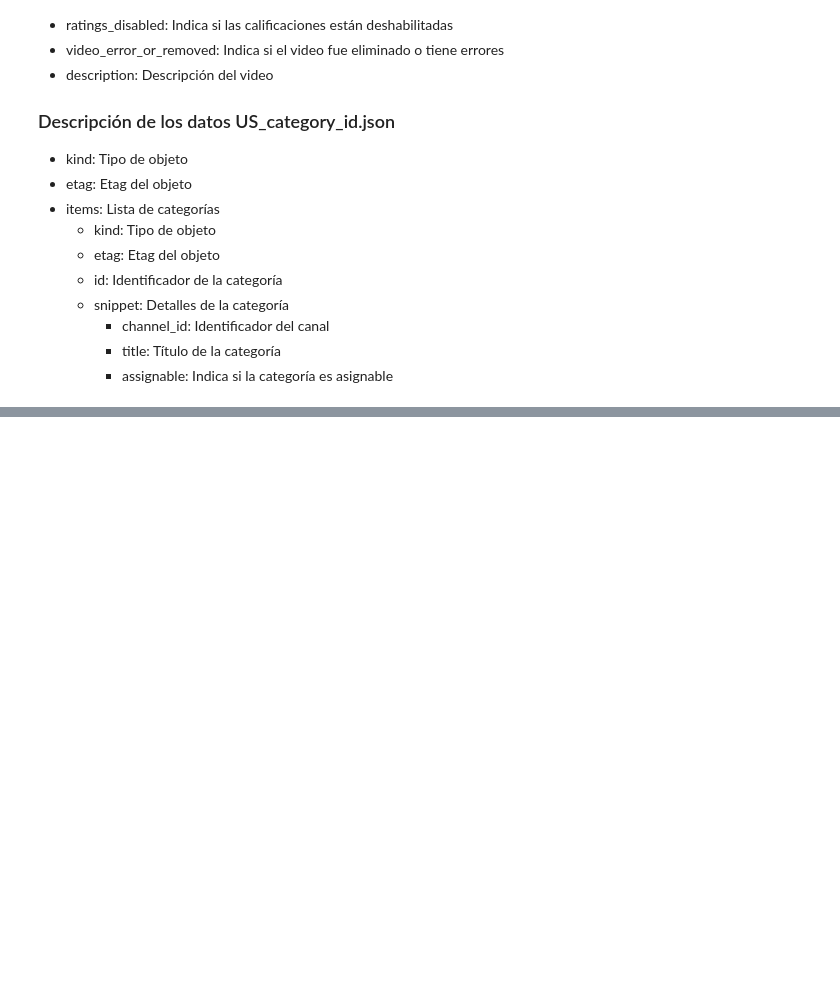
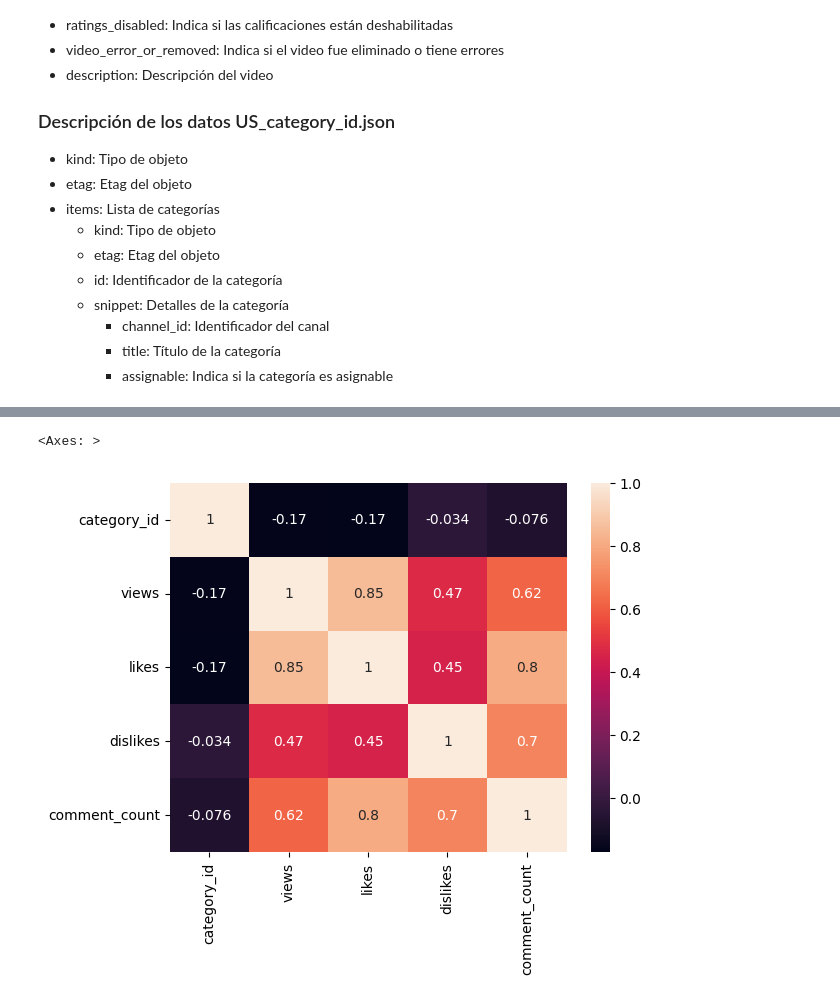
Before and after one commit to andres345gm/Skandia-prueba-tecnica, a Jupyter notebook: youtube_data_analysis.ipynb, the cells around one changed output, grey strips where cells are left out. Drawn from its saved outputs; the diff is of its cells as text; code cells hidden in the pictures; blank space fills up the shorter version.

```diff
--- a/youtube_data_analysis.ipynb
+++ b/youtube_data_analysis.ipynb
@@ -106,0 +119,7 @@ us_category_df
+# %%
+numeric_us_videos_df = us_videos_df.select_dtypes(include=['float64', 'int64'])
+correlation_matrix = numeric_us_videos_df.corr()
+sns.heatmap(correlation_matrix, annot=True)
+# %% [output]
+<Axes: >
+[figure, added]
```
Also changed, not shown: parts of 18 cells of this notebook.
